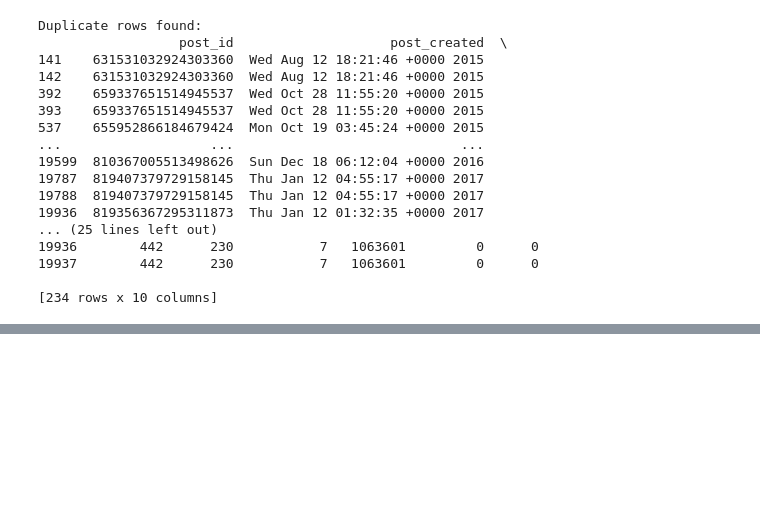
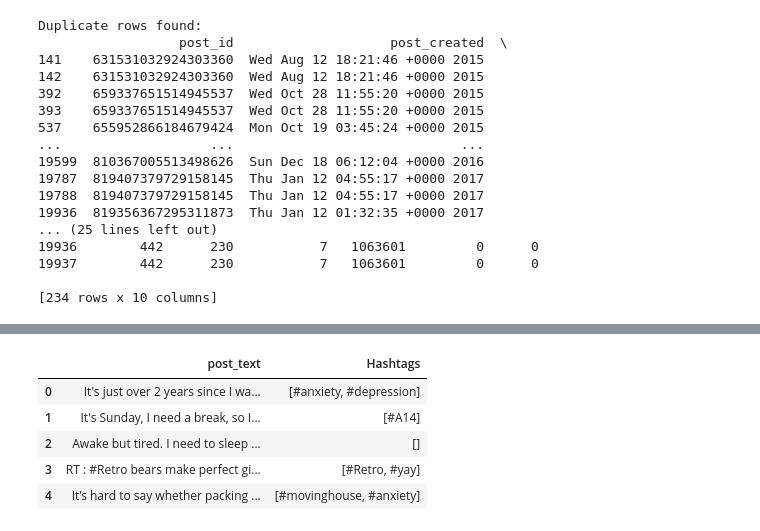
Before and after one commit to thunder121x/Social-Media-Emotion-Analysis-Framework, a Jupyter notebook: main.ipynb, the cells around one changed output, grey strips where cells are left out. Saved outputs shown, nothing was run; the diff lists cells and outputs as text; code cells hidden in the pictures; blank space fills up the shorter version.

```diff
--- a/main.ipynb
+++ b/main.ipynb
@@ -77,0 +144,16 @@ Duplicate rows found:
+# %%
+# --- Step 3: Handle Hashtags (extract and optionally remove) ---
+def extract_hashtags(text):
+    hashtags = re.findall(r'#\w+', text)  # Find hashtags
+    return hashtags
+
+# Extract hashtags into a new column
+df_cleaned['Hashtags'] = df_cleaned['post_text'].apply(lambda x: extract_hashtags(x))
+df_cleaned[['post_text', 'Hashtags']].head()
+# %% [output]
+|  | post_text | Hashtags |
+| 0 | It's just over 2 years since I wa... | [#anxiety, #depression] |
+| 1 | It's Sunday, I need a break, so I... | [#A14] |
+| 2 | Awake but tired. I need to sleep ... | [] |
+| 3 | RT : #Retro bears make perfect gi... | [#Retro, #yay] |
+| 4 | It’s hard to say whether packing ... | [#movinghouse, #anxiety] |
```
Also changed, not shown: parts of 9 cells of this notebook, 1 other file.
